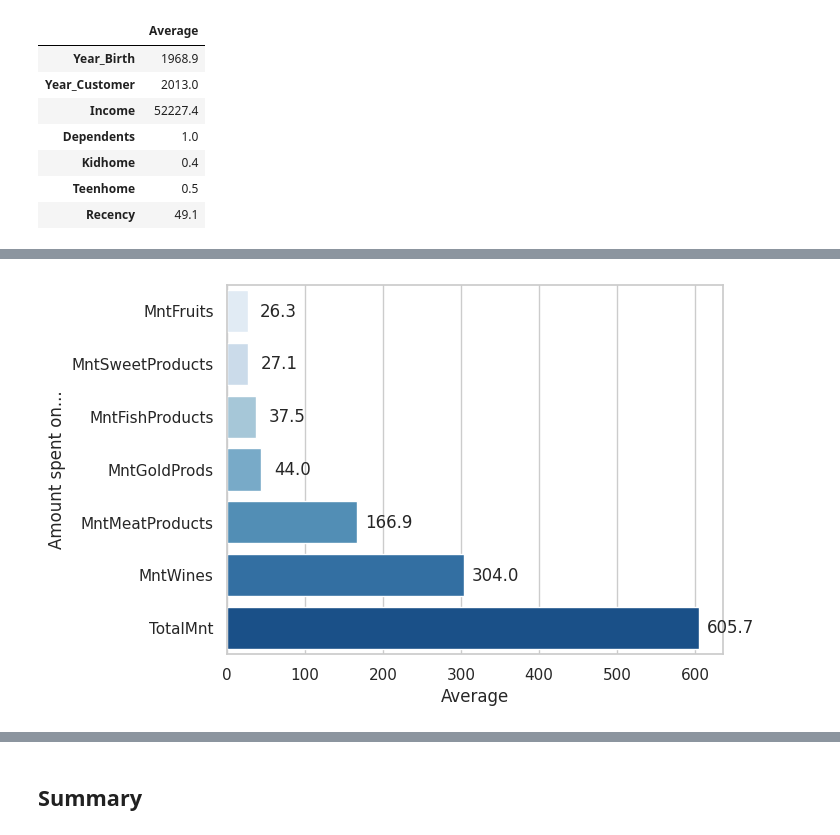
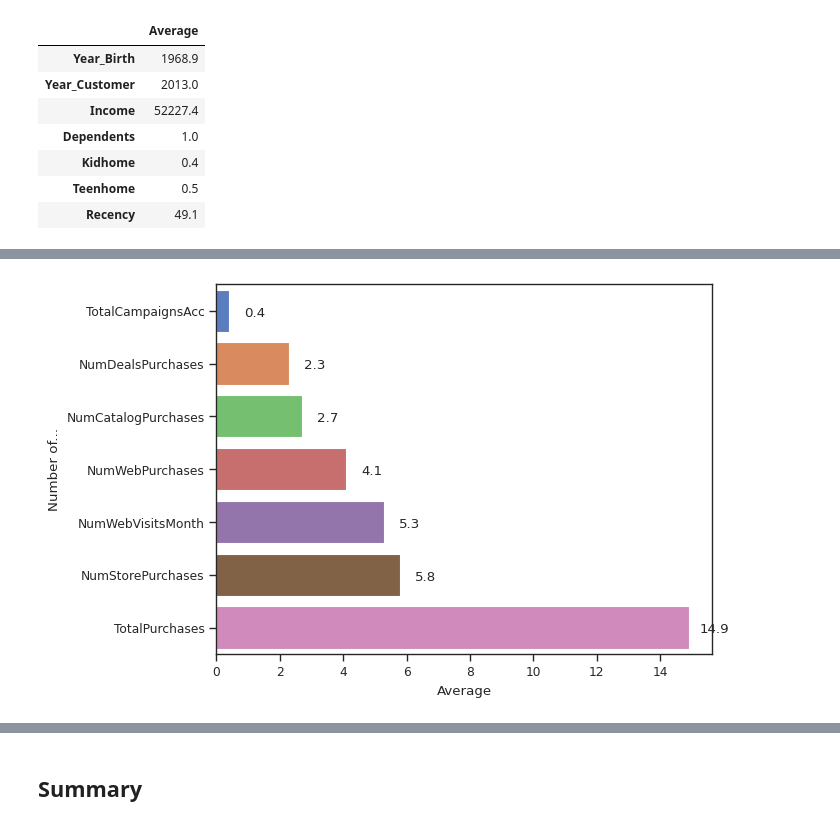
Before and after one commit to sservaes/marketing_analysis, a Jupyter notebook: marketing_analysis.ipynb, the cells around one changed output, grey strips where cells are left out. Cells and saved outputs as stored; diff of their text form; code cells hidden in the pictures.

```diff
--- a/marketing_analysis.ipynb
+++ b/marketing_analysis.ipynb
@@ -11,9 +11,9 @@ import seaborn as sns
 # Set notebook options
 pd.set_option('display.max_columns', None)
 %matplotlib inline
-sns.set_context('notebook')
-sns.set_style('whitegrid')
-sns.set_palette('Blues_r')
+sns.set_context('paper', font_scale = 1)
+sns.set_style('ticks')
+sns.set_palette('muted')
 
 # turn off warnings for final notebook
 # import warnings
@@ -602,3 +673,22 @@ Dropping of nuisance columns in DataFrame reductions (with 'numeric_only=None')
 | Kidhome | 0.4 |
 | Teenhome | 0.5 |
 | Recency | 49.1 |
+# %%
+spending = pd.DataFrame(round(df[mnt_cols].mean(), 1), columns=['Average']).sort_values(by='Average').reset_index()
+
+# plot
+ax = sns.barplot(x='Average', y='index', data=spending, palette='RdBu_r')
+plt.ylabel('')
+plt.xlabel('Average ($)')
+plt.title('Average customer expenditures (in $)', fontweight = 'bold')
+ax.set(xlim = (0, 350),
+        yticklabels = ['Fruit', 'Sweets', 'Fish', 'Gold', 'Meat', 'Wine']
+)
+
+
+## add text labels for each bar's value
+for p,q in zip(ax.patches, spending['Average']):
+    ax.text(x=q+20,
+            y=p.get_y()+0.5,
+            s='$' + str(q),
+            ha="center")
@@ -605,15 +697,15 @@ Dropping of nuisance columns in DataFrame reductions (with 'numeric_only=None')
 # %%
-spending = pd.DataFrame(round(df[mnt_cols].mean(), 1), columns=['Average']).sort_values(by='Average').reset_index()
+channels = pd.DataFrame(round(df[channel_cols].mean(), 1), columns=['Average']).sort_values(by='Average').reset_index()
 
 # plot
-ax = sns.barplot(x='Average', y='index', data=spending, palette='Blues')
-plt.ylabel('Amount spent on...')
+ax = sns.barplot(x='Average', y='index', data=channels, palette='muted')
+plt.ylabel('Number of...')
 
 ## add text labels for each bar's value
-for p,q in zip(ax.patches, spending['Average']):
-    ax.text(x=q+40,
+for p,q in zip(ax.patches, channels['Average']):
+    ax.text(x=q+0.8,
             y=p.get_y()+0.5,
             s=q,
             ha="center")
 # %% [output]
-[figure, old version]
+[figure, new version]
```
Also changed, not shown: parts of 33 cells of this notebook.
